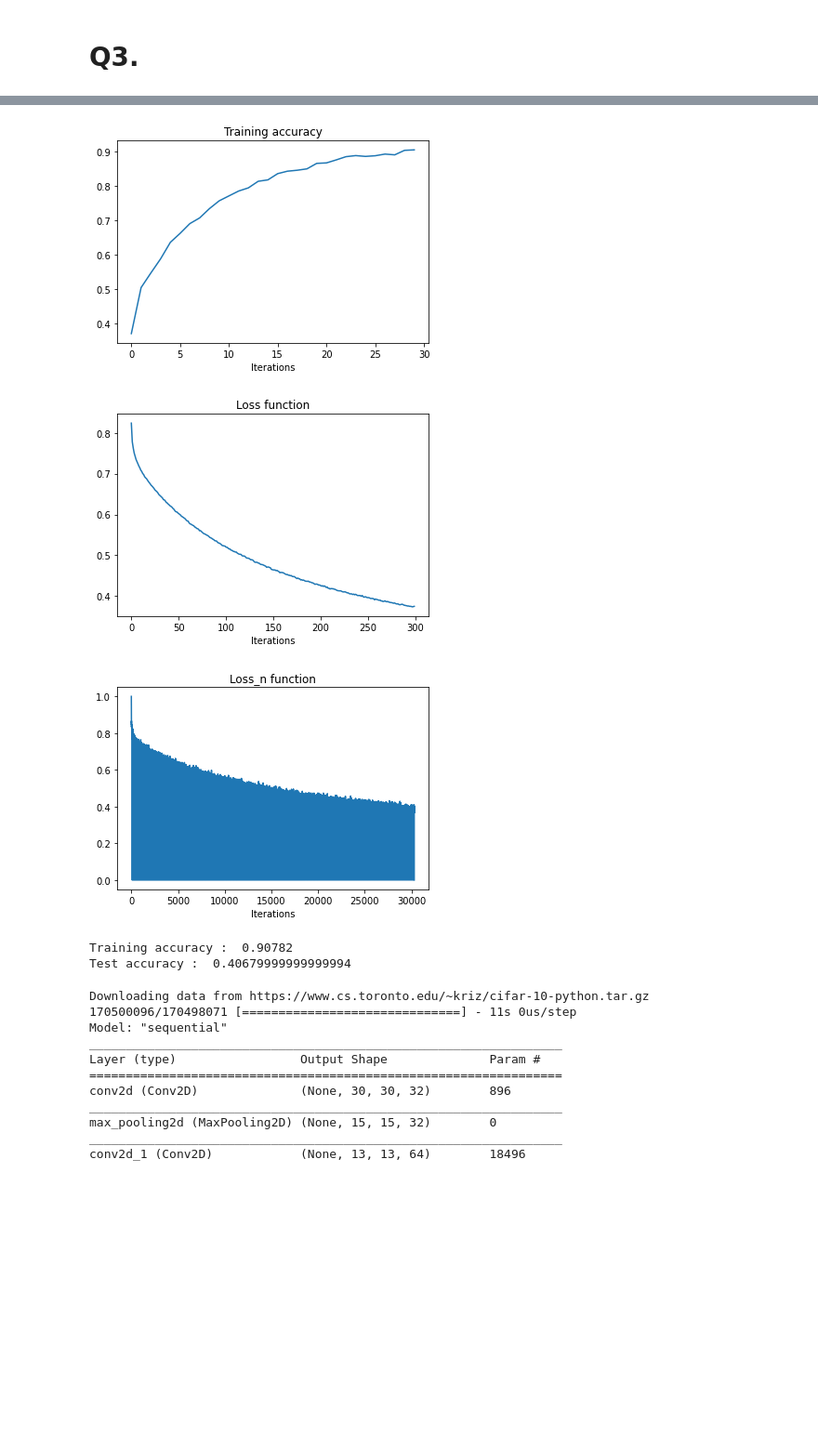
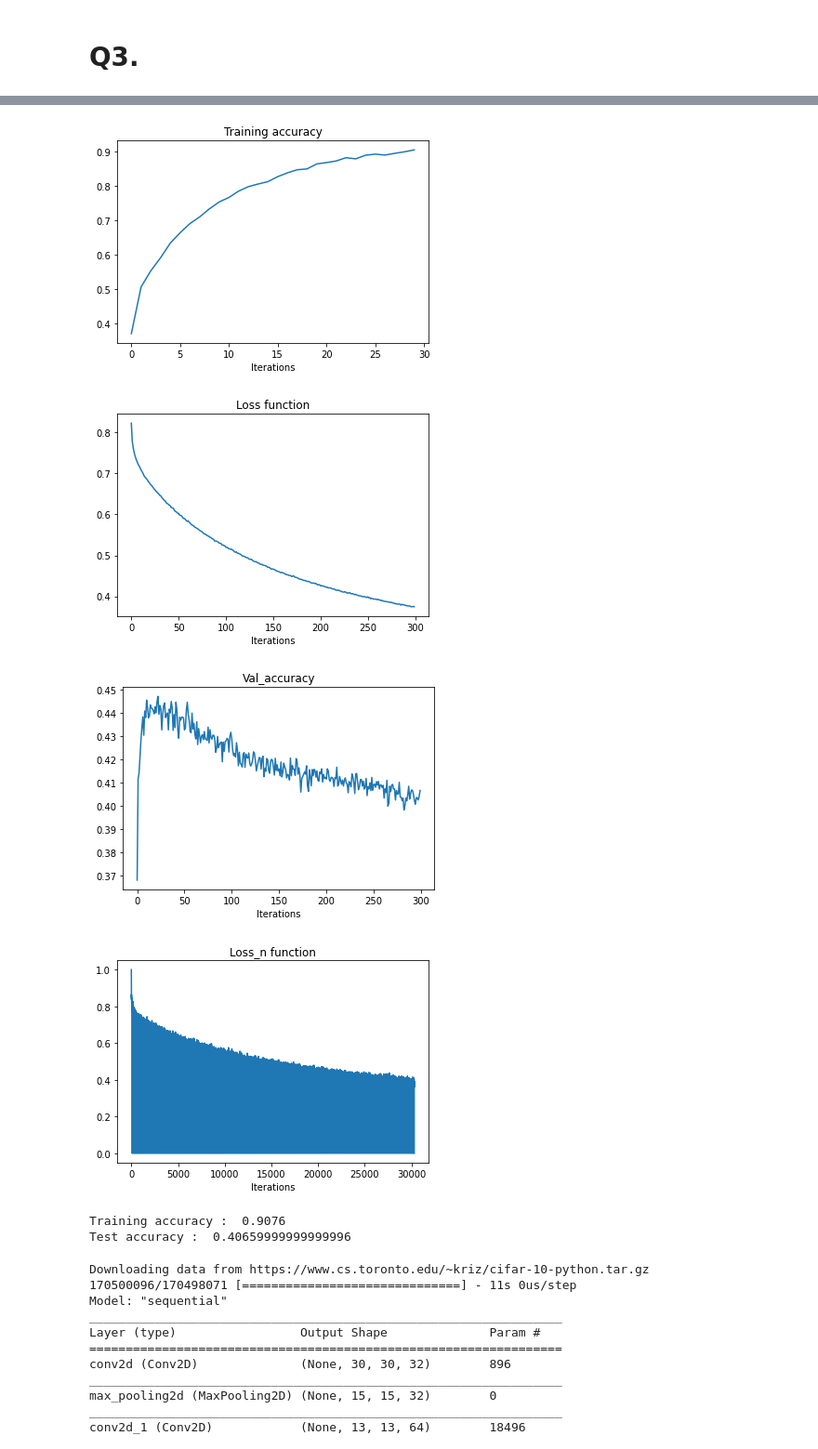
Before and after one commit to Nirajkanth/Digital-image-processing-and-computer-vision, a Jupyter notebook: EN2550_Assignments/A_04/Assign_04.ipynb, the cells around one changed output, grey strips where cells are left out. Shown at 93% size. Cells and saved outputs as stored; diff of their text form; code cells hidden in the pictures; blank space fills up the shorter version.

```diff
--- a/EN2550_Assignments/A_04/Assign_04.ipynb
+++ b/EN2550_Assignments/A_04/Assign_04.ipynb
@@ -73,4 +75,8 @@ for t in range(iterations):
     w1 = w1 - lr*dw1
     b1 = b1 - lr*db1
     lr = lr*lr_decay
+
+    y_pred_val = x_test.dot(w1) + b1
+    val_acc = 1.0 - (1/Nte)*(np.count_nonzero(np.argmax(y_pred_val, axis=1) - np.argmax(y_test, axis=1)))
+    val_acc_history.append(val_acc)
 # %% [output]
@@ -214,8 +224,12 @@ for t in range(iterations):
     b1 = b1 - lr*db1
     w2 = w2 - lr*dw2
     b2 = b2 - lr*db2
+    lr = lr*lr_decay
 
-    lr = lr*lr_decay
+    h1 = 1./(1.0 + np.exp(-x_test.dot(w1) - b1))
+    y_pred_val = h1.dot(w2) + b2
+    val_acc = 1.0 - (1/Nte)*(np.count_nonzero(np.argmax(y_pred_val, axis=1) - np.argmax(y_test, axis=1)))
+    val_acc_history.append(val_acc)
 # %% [output]
 w1: (3072, 200)
 b1: (200,)
@@ -383,6 +399,11 @@ for t in range(iterations):
         train_acc = 1.0 - (1/Ntr)*(np.count_nonzero(np.argmax(y_pred, axis=1) - np.argmax(y1, axis=1)))
         train_acc_history.append(train_acc)
         print("Training accuracy : ",train_acc)
+
+    h1 = 1./(1.0 + np.exp(-x_test.dot(w1) - b1))
+    y_pred_val = h1.dot(w2) + b2
+    val_acc = 1.0 - (1/Nte)*(np.count_nonzero(np.argmax(y_pred_val, axis=1) - np.argmax(y_test, axis=1)))
+    val_acc_history.append(val_acc)
 # %% [output]
 w1: (3072, 200)
 b1: (200,)
@@ -405,37 +442,42 @@ Training accuracy :  0.90466
 plt.plot(train_acc_history)
 plt.title("Training accuracy"), plt.xlabel("Iterations")
 plt.show()
 plt.plot(loss_history)
 plt.title("Loss function"), plt.xlabel("Iterations")
 plt.show()
+plt.plot(val_acc_history)
+plt.title("Val_accuracy"), plt.xlabel("Iterations")
+plt.show()
+
 plt.plot(loss_n)
 plt.title("Loss_n function"), plt.xlabel("Iterations")
 plt.show()
 
 z = x_train.dot(w1) + b1
 with np.errstate(over='ignore', invalid='ignore'):
       h = np.where(z >= 0,
                   1 / (1 + np.exp(-z)),
                   np.exp(z) / (1 + np.exp(z)))
 y_pred = h.dot(w2) + b2
 train_acc = 1.0 - (1/Ntr)*(np.count_nonzero(np.argmax(y_pred, axis=1) - np.argmax(y_train, axis=1)))
 print("Training accuracy : ",train_acc)
 
 z1 = x_test.dot(w1) + b1
 with np.errstate(over='ignore', invalid='ignore'):
       h = np.where(z1 >= 0,
                   1 / (1 + np.exp(-z1)),
                   np.exp(z1) / (1 + np.exp(z1)))
 y_pred_test = h.dot(w2) + b2
 
 test_acc = 1.0 - (1/Nte)*(np.count_nonzero(np.argmax(y_pred_test, axis=1) - np.argmax(y_test, axis=1)))
 print("Test accuracy : ",test_acc)
 # %% [output]
-[figure, old version]
+[figure, new version]
 [figure]
-[figure, old version]
+[figure, new version]
+[figure, added]
-Training accuracy :  0.90782
-Test accuracy :  0.40679999999999994
+Training accuracy :  0.9076
+Test accuracy :  0.40659999999999996
 # %%
 
 %matplotlib inline
```
Also changed, not shown: parts of 7 cells of this notebook.
